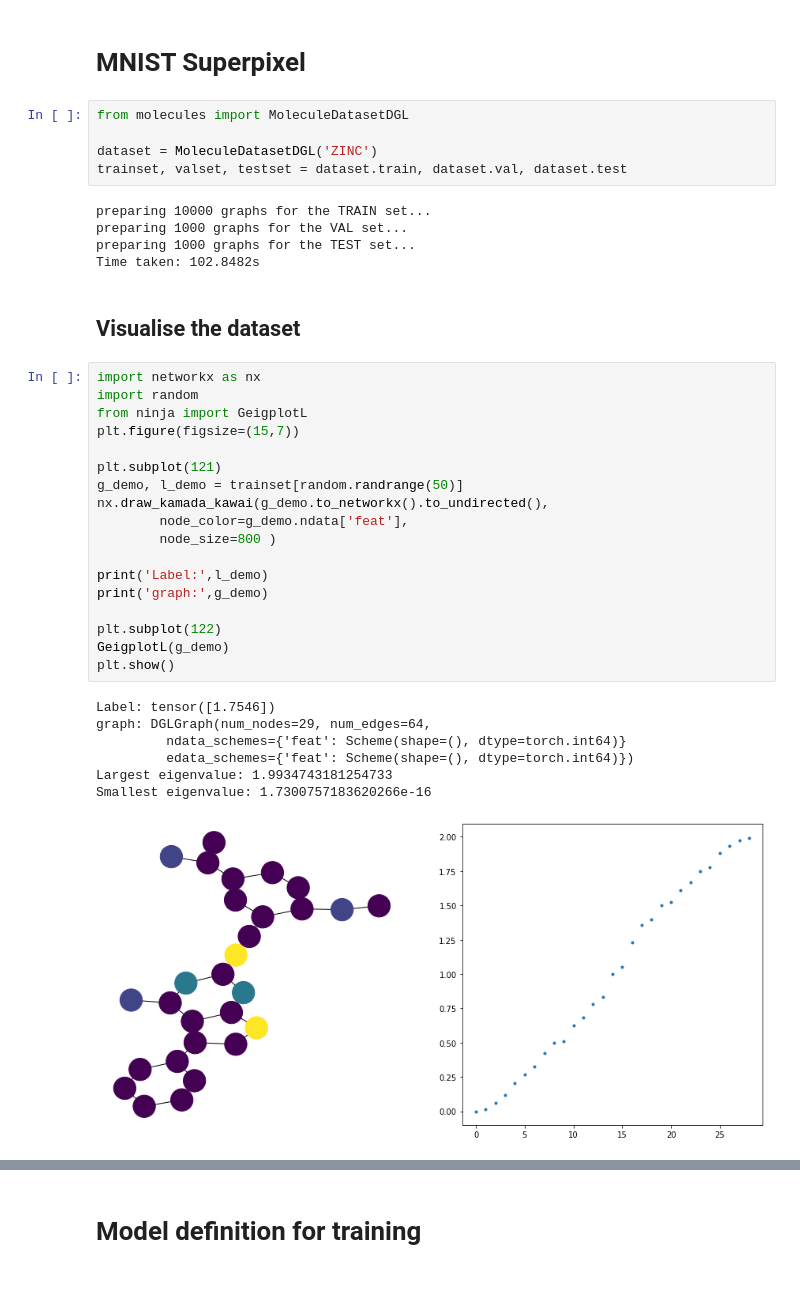
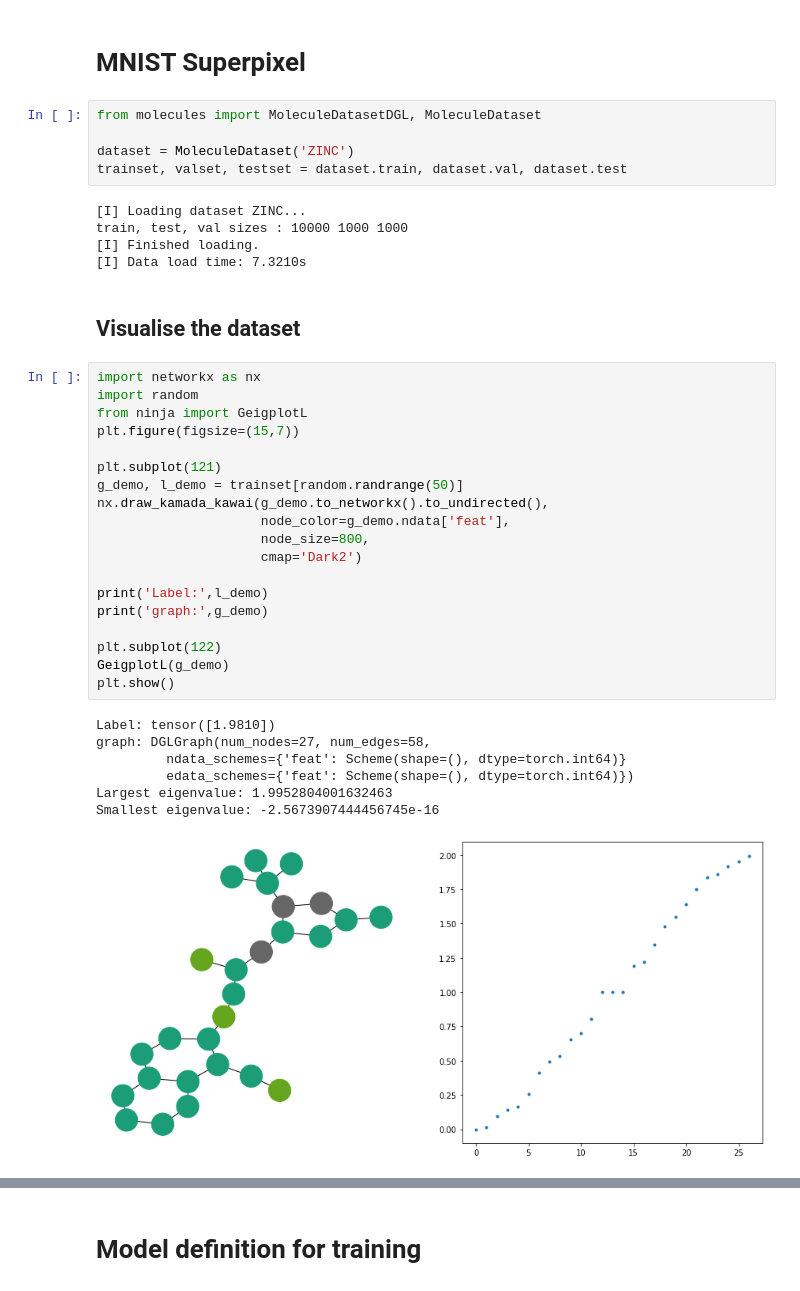
Before and after one commit to Axeln78/SpectralDGL, a Jupyter notebook: ZINC/Overfit-mean-ReLu.ipynb, the cells around one changed output, grey strips where cells are left out. Cells and saved outputs as stored; diff of their text form.

Commit message:
First result for ZINC dataset

```diff
--- a/ZINC/Overfit-mean-ReLu.ipynb
+++ b/ZINC/Overfit-mean-ReLu.ipynb
@@ -34,40 +35,41 @@ cuda available
 # %% [markdown]
 # MNIST Superpixel
 # %%
-from molecules import MoleculeDatasetDGL
+from molecules import MoleculeDatasetDGL, MoleculeDataset
 
-dataset = MoleculeDatasetDGL('ZINC')
+dataset = MoleculeDataset('ZINC')
 trainset, valset, testset = dataset.train, dataset.val, dataset.test
 # %% [output]
-preparing 10000 graphs for the TRAIN set...
-preparing 1000 graphs for the VAL set...
-preparing 1000 graphs for the TEST set...
-Time taken: 102.8482s
+[I] Loading dataset ZINC...
+train, test, val sizes : 10000 1000 1000
+[I] Finished loading.
+[I] Data load time: 7.3210s
 # %% [markdown]
 ## Visualise the dataset
 # %%
 import networkx as nx
 import random
 from ninja import GeigplotL
 plt.figure(figsize=(15,7))
 
 plt.subplot(121)
 g_demo, l_demo = trainset[random.randrange(50)]
 nx.draw_kamada_kawai(g_demo.to_networkx().to_undirected(),
-        node_color=g_demo.ndata['feat'],
-        node_size=800 )
+                     node_color=g_demo.ndata['feat'],
+                     node_size=800,
+                     cmap='Dark2')
 
 print('Label:',l_demo)
 print('graph:',g_demo)
 
 plt.subplot(122)
 GeigplotL(g_demo)
 plt.show()
 # %% [output]
-Label: tensor([1.7546])
-graph: DGLGraph(num_nodes=29, num_edges=64,
+Label: tensor([1.9810])
+graph: DGLGraph(num_nodes=27, num_edges=58,
          ndata_schemes={'feat': Scheme(shape=(), dtype=torch.int64)}
          edata_schemes={'feat': Scheme(shape=(), dtype=torch.int64)})
-Largest eigenvalue: 1.9934743181254733
-Smallest eigenvalue: 1.7300757183620266e-16
+Largest eigenvalue: 1.9952804001632463
+Smallest eigenvalue: -2.5673907444456745e-16
-[figure, old version]
+[figure, new version]
```
Also changed, not shown: parts of 12 cells of this notebook, 1 other file.
